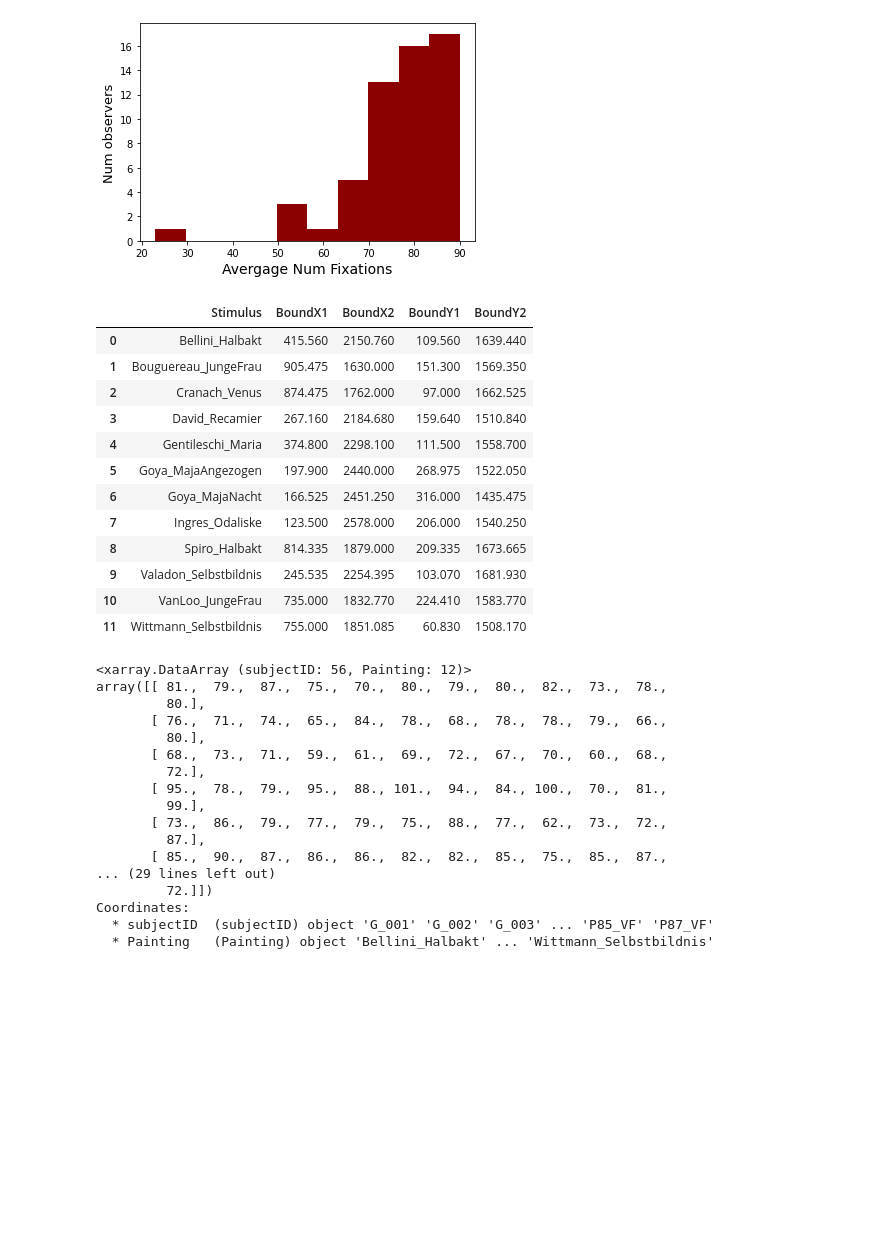
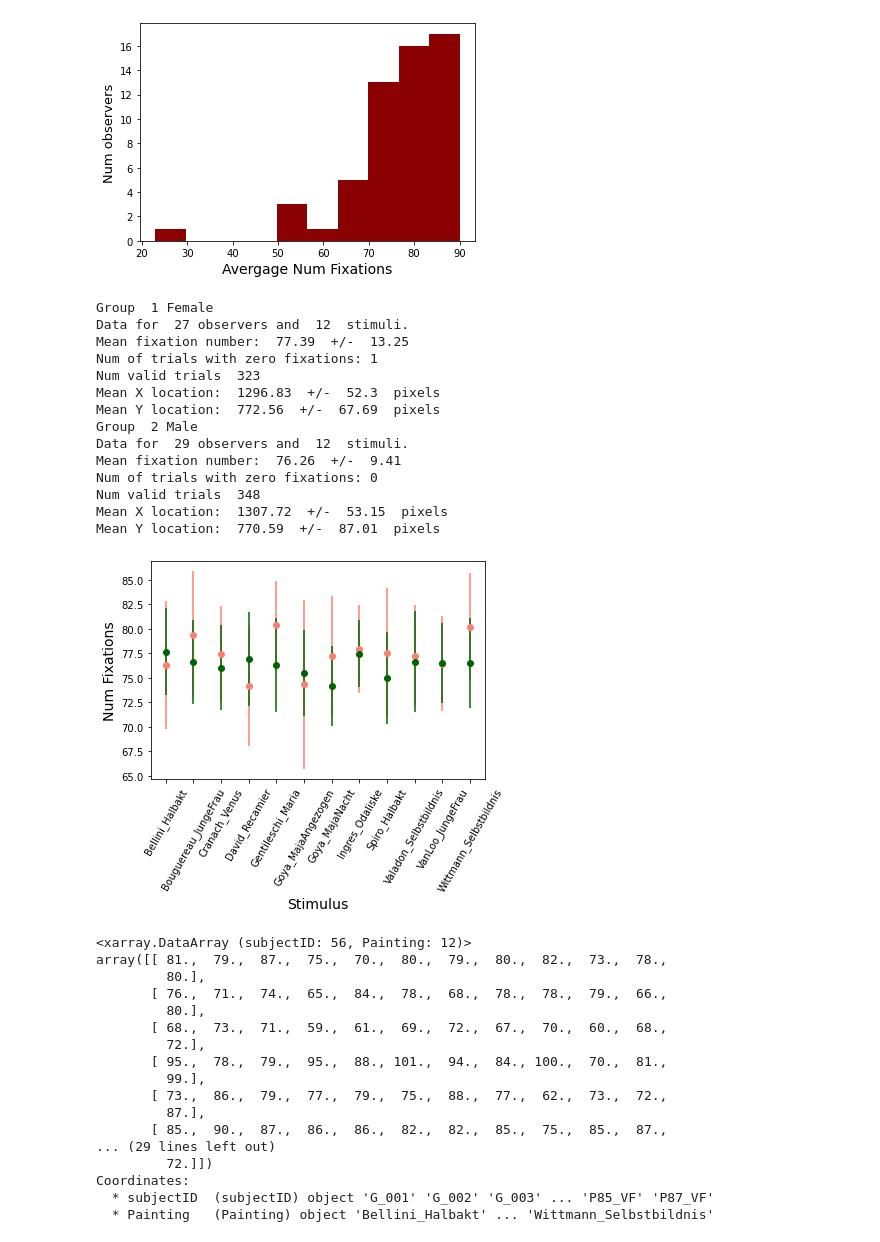
Before and after one commit to jozsarato/PyEyeSim, a Jupyter notebook: PyEyeSimDemo.ipynb, the cells around one changed output. Saved outputs shown, nothing was run; the diff lists cells and outputs as text; code cells hidden in the pictures; blank space fills up the shorter version.

Commit message:
Descriptive for two groups and visuals

```diff
--- a/PyEyeSimDemo.ipynb
+++ b/PyEyeSimDemo.ipynb
@@ -81,21 +84,23 @@ Mean Y location:  771.54  +/-  78.3  pixels
 [figure]
 [figure]
 # %%
-Bounds
+pysim.DescripitiveGroups(fixData,'PartGend',StimName='Painting')
 # %% [output]
-|  | Stimulus | BoundX1 | BoundX2 | BoundY1 | BoundY2 |
-| 0 | Bellini_Halbakt | 415.560 | 2150.760 | 109.560 | 1639.440 |
-| 1 | Bouguereau_JungeFrau | 905.475 | 1630.000 | 151.300 | 1569.350 |
-| 2 | Cranach_Venus | 874.475 | 1762.000 | 97.000 | 1662.525 |
-| 3 | David_Recamier | 267.160 | 2184.680 | 159.640 | 1510.840 |
-| 4 | Gentileschi_Maria | 374.800 | 2298.100 | 111.500 | 1558.700 |
-| 5 | Goya_MajaAngezogen | 197.900 | 2440.000 | 268.975 | 1522.050 |
-| 6 | Goya_MajaNacht | 166.525 | 2451.250 | 316.000 | 1435.475 |
-| 7 | Ingres_Odaliske | 123.500 | 2578.000 | 206.000 | 1540.250 |
-| 8 | Spiro_Halbakt | 814.335 | 1879.000 | 209.335 | 1673.665 |
-| 9 | Valadon_Selbstbildnis | 245.535 | 2254.395 | 103.070 | 1681.930 |
-| 10 | VanLoo_JungeFrau | 735.000 | 1832.770 | 224.410 | 1583.770 |
-| 11 | Wittmann_Selbstbildnis | 755.000 | 1851.085 | 60.830 | 1508.170 |
+Group  1 Female
+Data for  27 observers and  12  stimuli.
+Mean fixation number:  77.39  +/-  13.25
+Num of trials with zero fixations: 1
+Num valid trials  323
+Mean X location:  1296.83  +/-  52.3  pixels
+Mean Y location:  772.56  +/-  67.69  pixels
+Group  2 Male
+Data for  29 observers and  12  stimuli.
+Mean fixation number:  76.26  +/-  9.41
+Num of trials with zero fixations: 0
+Num valid trials  348
+Mean X location:  1307.72  +/-  53.15  pixels
+Mean Y location:  770.59  +/-  87.01  pixels
+[figure, added]
 # %%
 NFix
 # %% [output]
```
Also changed, not shown: parts of 3 cells of this notebook, 1 other file.
